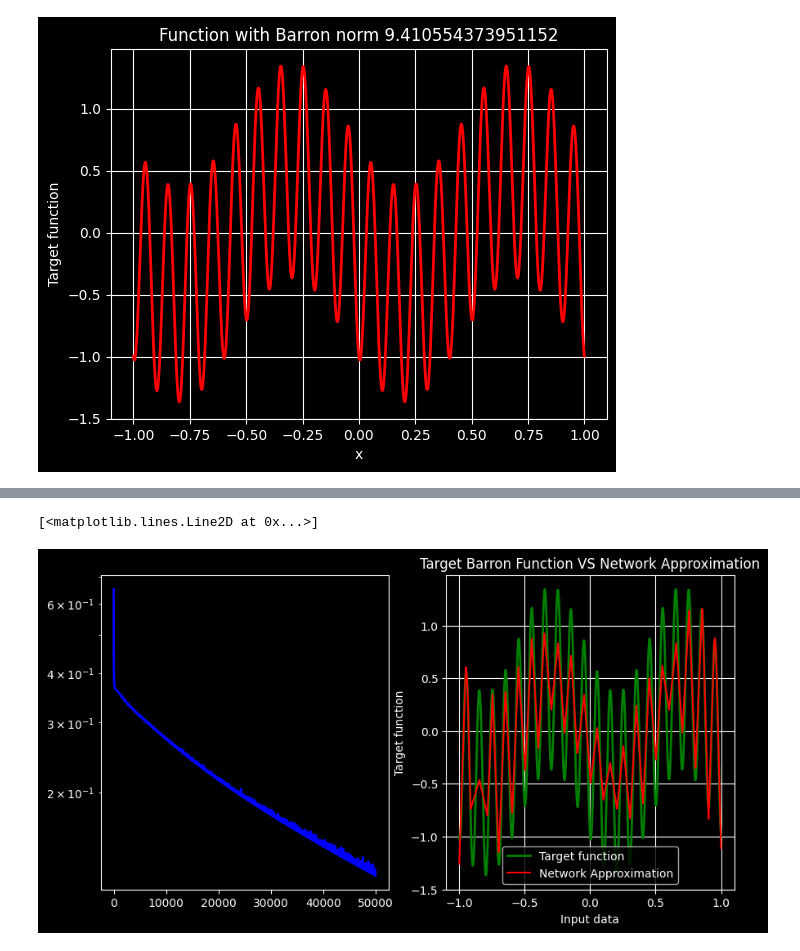
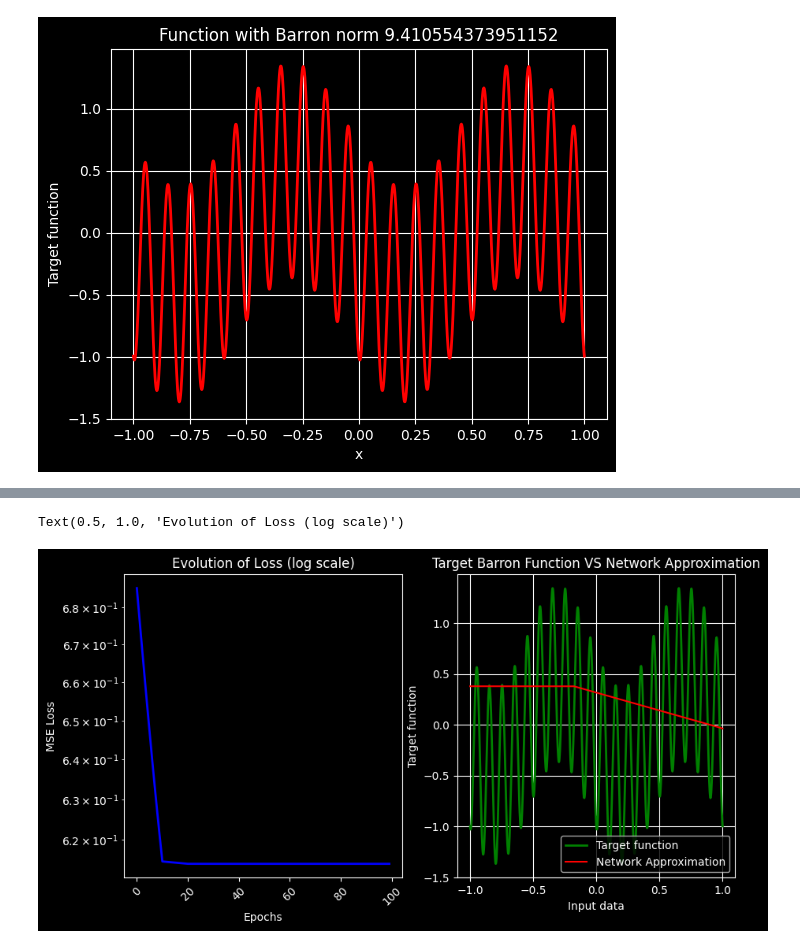
Before and after one commit to francescacannata/Neural-Net-Thesis-, a Jupyter notebook: files/Example Codes/ToughApprox.ipynb, the cells around one changed output, grey strips where cells are left out. Drawn from its saved outputs; the diff is of its cells as text; code cells hidden in the pictures.

```diff
--- a/files/Example Codes/ToughApprox.ipynb
+++ b/files/Example Codes/ToughApprox.ipynb
@@ -54,18 +56,15 @@ plt.grid(True)
  Goal: Build the SNN and train it
 -------------------------------------"""
 
-# ---------- Input Data and Target Function ----------
-#x = np.linspace(-1, 1, 100).reshape(-1, 1) # we're creating 100 points between -1 and 1, organized in one column
-#y = x**2  # target function
 
 # ---------- Network Architecture and Model Definition ----------
 # Define the number of neurons for each layer
 n_in = 1
-n_Hid1 = 1000
+n_Hid1 = 2
 n_out = 1
 
 # Set the learning rate
-learning_rate = 0.001
+learning_rate = 0.01
 
 # Define a class which contains our training model.
 class NeuralNet(nn.Module): # our class "NeuralNet" inherits all methods and properties from the superclass nn.Module in PyTorch
@@ -97,12 +96,17 @@ model = NeuralNet()
 error = nn.MSELoss()
 
 # Create the optimizer: it changes the "model.parameters()" (== the parameters of the network)
-optimizer = torch.optim.Adam(model.parameters(), lr=learning_rate)
+optimizer = optim.Adam(model.parameters(), lr=learning_rate)
+
+# Change the learning rate dynamically with the Scheduler algorithm: we want to adjust it during the training (Step Decay = StepLR or Exponential Decay = ExponentialLR)
+scheduler = lr_scheduler.StepLR(optimizer, step_size=10, gamma= 0.01)
 
 # Create and visualize a dictonary with all network's parameters
-#dict_Net_Param = model.state_dict()
-#for key, value in dict_Net_Param.items():
+# dict_Net_Param = model.state_dict()
+# for key, value in dict_Net_Param.items():
 #    print(f'Parameter: {key}. Values: {value} \n')
+
+
 
 # Parameter's initialization
 with torch.no_grad():
@@ -119,10 +123,12 @@ with torch.no_grad():
 
 # ---------- Training Loop ----------
 min_loss = np.ones(2) # initialization of the array which will contain the minimum loss
+best_model = {}       # initialization of the dictionary which will contain the best model
 
-epochs = 50000
+epochs = 100
 loss_history = np.zeros(epochs) # initialization of the array which will contain all errors
 for epoch in range(epochs):
+
     # Reset gradients in order to not accumulate them in the .grad attribute during next epochs
     optimizer.zero_grad()
 
@@ -143,14 +149,23 @@ for epoch in range(epochs):
     # Gradient descent: update the parameters in the direction stored in .grad() attribute
     optimizer.step()
 
-    # Keep track of the minimum loss
+    # Update the learning rate when reaching the "step_size"
+    scheduler.step()
+
+    # Keep track of the minimum loss and the corresponding model
     aux_loss = [epoch, loss.item()] # auxiliary array with the epoch and the corresponding loss
     if aux_loss[1] <= min_loss[1]:
         min_loss = [epoch, aux_loss[1]]
 
+        best_model = copy.deepcopy(model.state_dict())      # in order to have a copy (and not a reference) we need to use "copy.deepcopy()"
+
     # add the loss to the array
     loss_history[epoch] = loss.item()
 
+# To be sure the net uses the best model found, we load it with "model.load_state_dict()"
+model.load_state_dict(best_model)
+
+print(f"The best model is {best_model}")
 
 # ---------- Visualization ----------
 
@@ -169,7 +184,7 @@ fig, ax = plt.subplots(1, 2, figsize=(10,5))
 ax[1].plot(x, y, label='Target function', color='green', linewidth=2)
 ax[1].plot(x, y_pred_final, label='Network Approximation', color='red')
 
-# Plot attributes
+# Plots attributes
 ax[1].set_xlabel('Input data')
 ax[1].set_ylabel('Target function')
 ax[1].set_title('Target Barron Function VS Network Approximation')
@@ -177,4 +192,8 @@ ax[1].legend(loc='best')
 ax[1].grid(True)
 
 ax[0].semilogy(loss_history, label='Training Loss', color='blue', linewidth=2)
+ax[0].set_xlabel('Epochs')
+ax[0].tick_params(axis='x', rotation=45)
+ax[0].set_ylabel('MSE Loss')
+ax[0].set_title('Evolution of Loss (log scale)')
 # %% [output]
@@ -183,5 +204,5 @@ The minimum loss is 0.12327060848474503 and its epoch is 49984
-[<matplotlib.lines.Line2D at 0x...>]
+Text(0.5, 1.0, 'Evolution of Loss (log scale)')
-[figure, old version]
+[figure, new version]
 # %%
 # Position of activated neurons:  0 = y = weight * x + bias =>  x = - bias/weight
 zero_pos = -model.InHid1.bias.flatten()/model.InHid1.weight.flatten()
```
Also changed, not shown: parts of 3 cells of this notebook, 2 other files.
